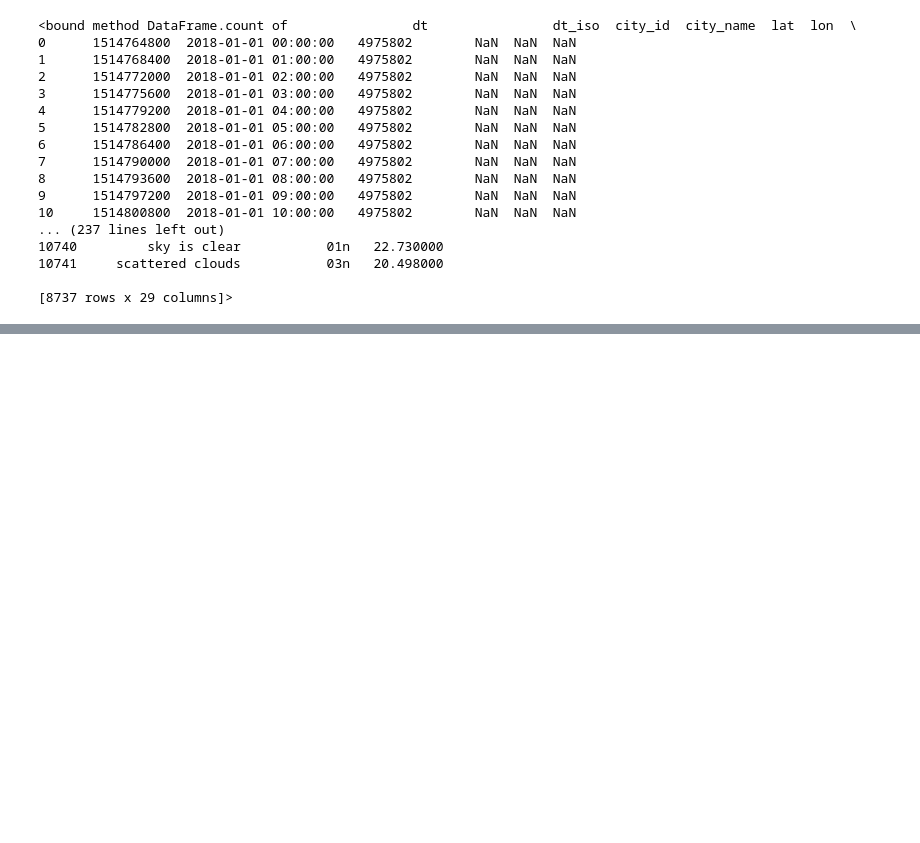
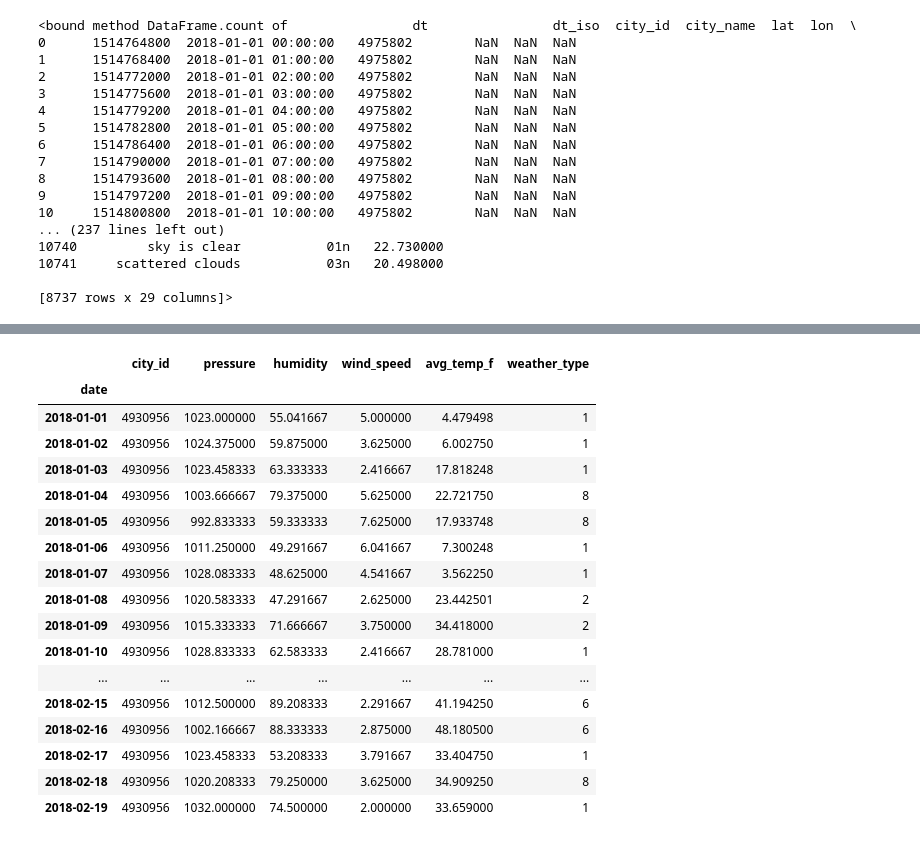
Before and after one commit to uncncsu/project-1, a Jupyter notebook: weather_data_2018.ipynb, the cells around one changed output, grey strips where cells are left out. Drawn from its saved outputs; the diff is of its cells as text; code cells hidden in the pictures; blank space fills up the shorter version.

Commit message:
created seperate pipelines for boston and portland

```diff
--- a/weather_data_2018.ipynb
+++ b/weather_data_2018.ipynb
@@ -198,3 +178,12 @@ See the caveats in the documentation: http://pandas.pydata.org/pandas-docs/stabl
 | 3 | 1514775600 | 2018-01-01 03:00:00 | 4930956 | NaN | NaN | NaN | 257.769984 | 256.15 | 259.15 | 1022 | ... |
 | 4 | 1514779200 | 2018-01-01 04:00:00 | 4930956 | NaN | NaN | NaN | 257.150000 | 255.15 | 259.15 | 1023 | ... |
 5 rows × 30 columns
+# %%
+#create unneeded columns
+columns = ['city_name','lat','lon','sea_level','grnd_level','wind_deg',
+          'rain_1h','rain_3h','rain_24h','rain_today','snow_1h',
+          'snow_3h','snow_24h','snow_today', 'clouds_all','weather_id','weather_description']
+#remove unneeded columns from boston & portland data
+bdata.drop(columns, inplace=True, axis=1)
+pdata.drop(columns, inplace=True, axis=1)
+bdata.head()
@@ -201,4 +201,4 @@ See the caveats in the documentation: http://pandas.pydata.org/pandas-docs/stabl
 # %%
-#with duplicates removed, appending the portland dataset to boston dataset
-wdata = bdata.append([pdata])
-wdata.count
+# #with duplicates removed, appending the portland dataset to boston dataset
+# wdata = bdata.append([pdata])
+# wdata.count
@@ -238,0 +216,5 @@ export_csv = wdata.to_csv('weather_data.csv')
+# %%
+#remove the hours from dt_iso so we can group by date
+bdata['date'] = bdata['dt_iso'].astype(str).str[:-9]
+pdata['date'] = pdata['dt_iso'].astype(str).str[:-9]
+bdata.head()
@@ -238,0 +238,36 @@ export_csv = wdata.to_csv('weather_data.csv')
+# %%
+#create aggregate data for each city, by day
+bdata = bdata.groupby('date').agg({'city_id': 'max',
+                                   'pressure': 'mean',
+                                   'humidity': 'mean',
+                                   'wind_speed': 'mean',
+                                   'avg_temp_f': 'mean',
+                                   'weather_type': pd.Series.mode
+                                             })
+pdata = pdata.groupby('date').agg({'city_id': 'max',
+                                   'pressure': 'mean',
+                                   'humidity': 'mean',
+                                   'wind_speed': 'mean',
+                                   'avg_temp_f': 'mean',
+                                   'weather_type': pd.Series.mode
+                                             })
+bdata.head(50)
+# %% [output]
+|  | city_id | pressure | humidity | wind_speed | avg_temp_f | weather_type |
+| date |  |  |  |  |  |  |
+| 2018-01-01 | 4930956 | 1023.000000 | 55.041667 | 5.000000 | 4.479498 | 1 |
+| 2018-01-02 | 4930956 | 1024.375000 | 59.875000 | 3.625000 | 6.002750 | 1 |
+| 2018-01-03 | 4930956 | 1023.458333 | 63.333333 | 2.416667 | 17.818248 | 1 |
+| 2018-01-04 | 4930956 | 1003.666667 | 79.375000 | 5.625000 | 22.721750 | 8 |
+| 2018-01-05 | 4930956 | 992.833333 | 59.333333 | 7.625000 | 17.933748 | 8 |
+| 2018-01-06 | 4930956 | 1011.250000 | 49.291667 | 6.041667 | 7.300248 | 1 |
+| 2018-01-07 | 4930956 | 1028.083333 | 48.625000 | 4.541667 | 3.562250 | 1 |
+| 2018-01-08 | 4930956 | 1020.583333 | 47.291667 | 2.625000 | 23.442501 | 2 |
+| 2018-01-09 | 4930956 | 1015.333333 | 71.666667 | 3.750000 | 34.418000 | 2 |
+| 2018-01-10 | 4930956 | 1028.833333 | 62.583333 | 2.416667 | 28.781000 | 1 |
+| ... | ... | ... | ... | ... | ... | ... |
+| 2018-02-15 | 4930956 | 1012.500000 | 89.208333 | 2.291667 | 41.194250 | 6 |
+| 2018-02-16 | 4930956 | 1002.166667 | 88.333333 | 2.875000 | 48.180500 | 6 |
+| 2018-02-17 | 4930956 | 1023.458333 | 53.208333 | 3.791667 | 33.404750 | 1 |
+| 2018-02-18 | 4930956 | 1020.208333 | 79.250000 | 3.625000 | 34.909250 | 8 |
+| 2018-02-19 | 4930956 | 1032.000000 | 74.500000 | 2.000000 | 33.659000 | 1 |
```
Also changed, not shown: parts of 10 cells of this notebook, 1 other file.
